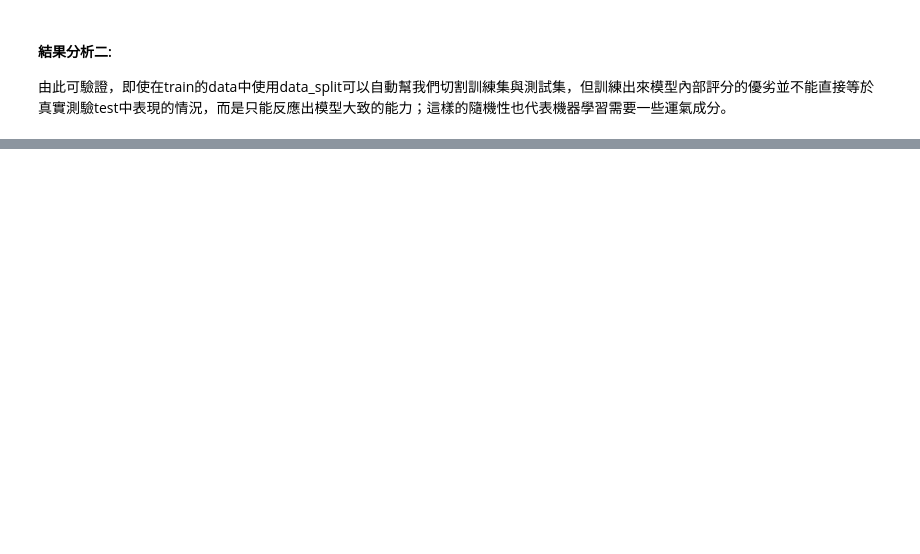
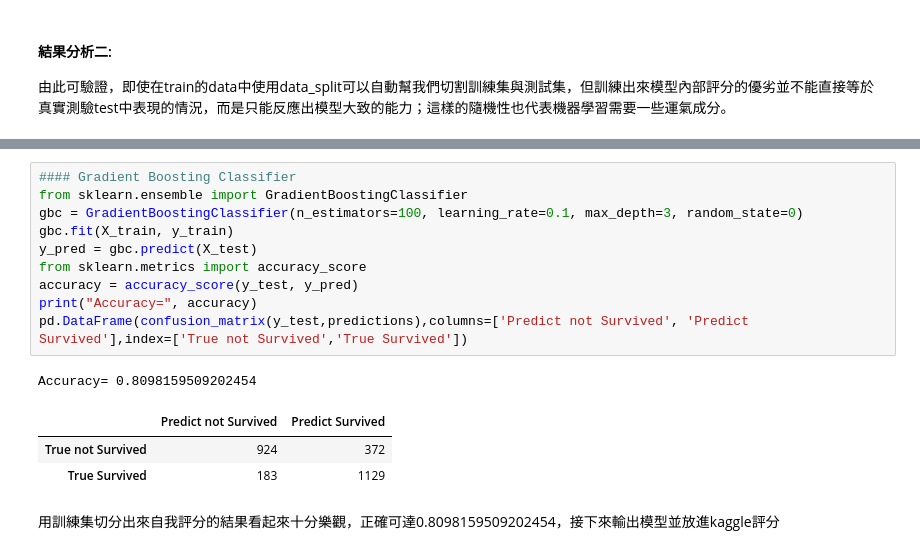
Before and after one commit to Daxting/Machine-Learning-Project, a Jupyter notebook: hw2.ipynb, the cells around one changed output, grey strips where cells are left out. Drawn from its saved outputs; the diff is of its cells as text; blank space fills up the shorter version.

```diff
--- a/hw2.ipynb
+++ b/hw2.ipynb
@@ -592,0 +757,17 @@ forSubmissionDF.to_csv('for_submission_20231102.csv', index=False)
+# %%
+#### Gradient Boosting Classifier
+from sklearn.ensemble import GradientBoostingClassifier
+gbc = GradientBoostingClassifier(n_estimators=100, learning_rate=0.1, max_depth=3, random_state=0)
+gbc.fit(X_train, y_train)
+y_pred = gbc.predict(X_test)
+from sklearn.metrics import accuracy_score
+accuracy = accuracy_score(y_test, y_pred)
+print("Accuracy=", accuracy)
+pd.DataFrame(confusion_matrix(y_test,predictions),columns=['Predict not Survived', 'Predict Survived'],index=['True not Survived','True Survived'])
+# %% [output]
+Accuracy= 0.8098159509202454
+|  | Predict not Survived | Predict Survived |
+| True not Survived | 924 | 372 |
+| True Survived | 183 | 1129 |
+# %% [markdown]
+用訓練集切分出來自我評分的結果看起來十分樂觀，正確可達0.8098159509202454，接下來輸出模型並放進kaggle評分
```
Also changed, not shown: parts of 29 cells of this notebook.
